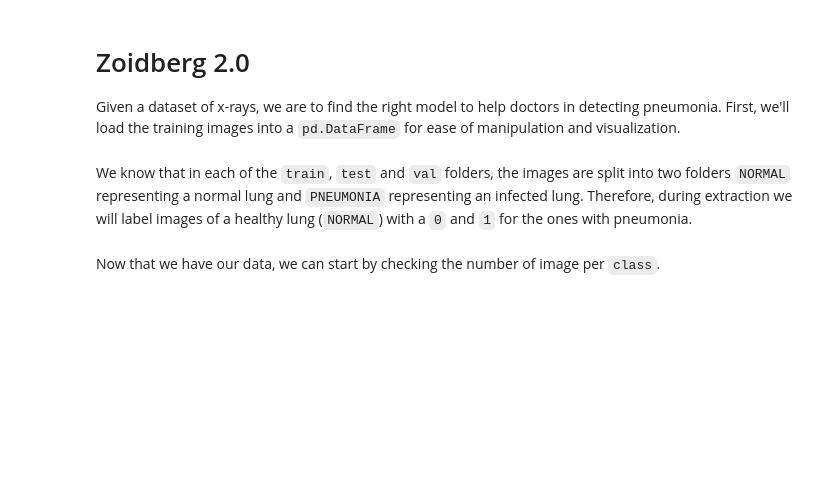
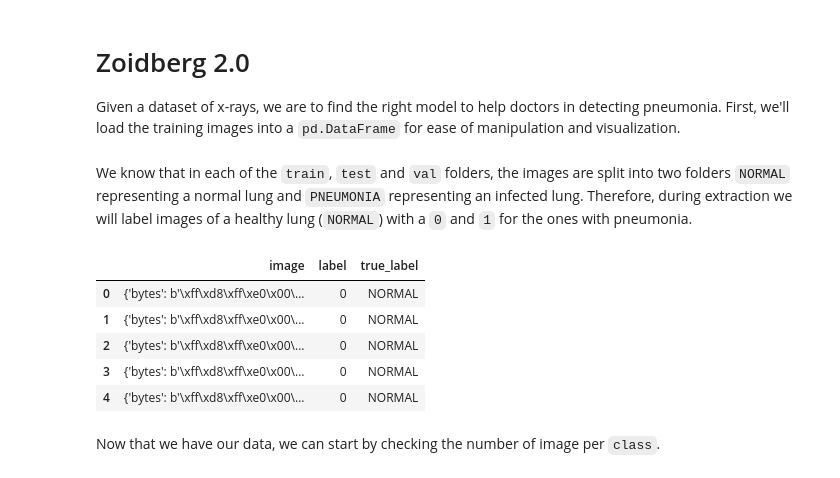
Before and after one commit to Az-r-ow/zoidberg, a Jupyter notebook: main.ipynb, the cells around one changed output. Cells and saved outputs as stored; diff of their text form; code cells hidden in the pictures; blank space fills up the shorter version.

```diff
--- a/main.ipynb
+++ b/main.ipynb
@@ -36,3 +12,14 @@ test_data = extract_images('./datasets/chest_Xray/test')
+# %%
+train_data = dataset['train'].to_pandas()
+train_data['true_label'] = train_data['label'].map(lambda x: "NORMAL" if x == 0 else "PNEUMONIA")
+train_data.head()
+# %% [output]
+|  | image | label | true_label |
+| 0 | {'bytes': b'\xff\xd8\xff\xe0\x00\... | 0 | NORMAL |
+| 1 | {'bytes': b'\xff\xd8\xff\xe0\x00\... | 0 | NORMAL |
+| 2 | {'bytes': b'\xff\xd8\xff\xe0\x00\... | 0 | NORMAL |
+| 3 | {'bytes': b'\xff\xd8\xff\xe0\x00\... | 0 | NORMAL |
+| 4 | {'bytes': b'\xff\xd8\xff\xe0\x00\... | 0 | NORMAL |
 # %% [markdown]
 Now that we have our data, we can start by checking the number of image per `class`.
 # %%
```
Also changed, not shown: parts of 5 cells of this notebook, 2 other files.
